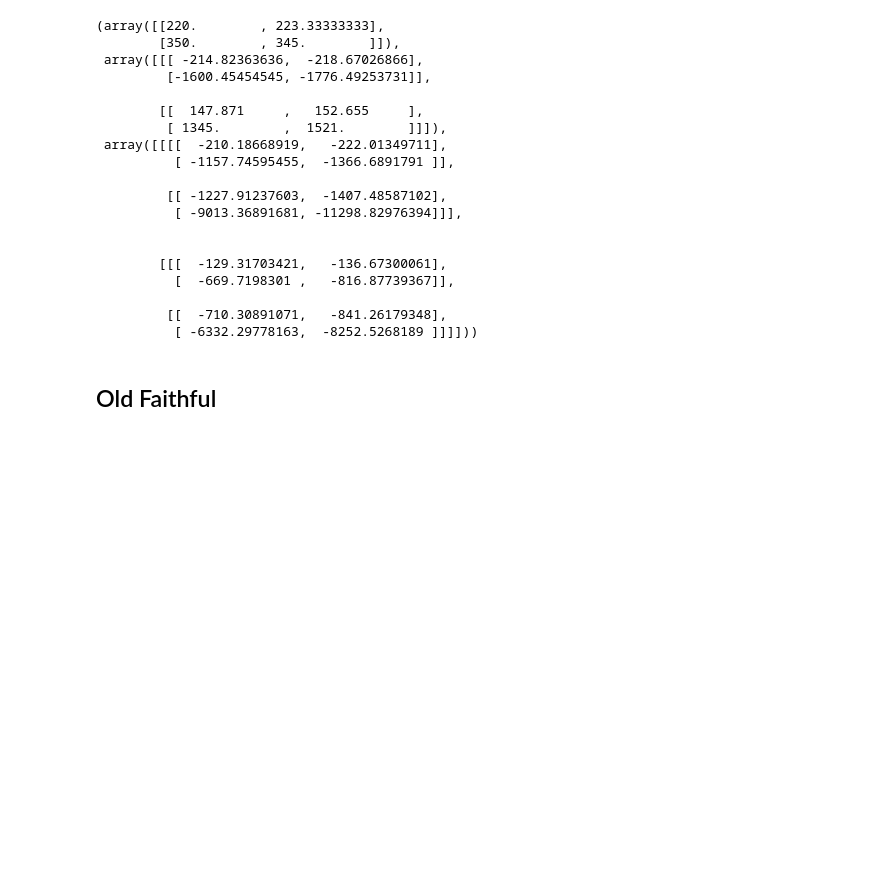
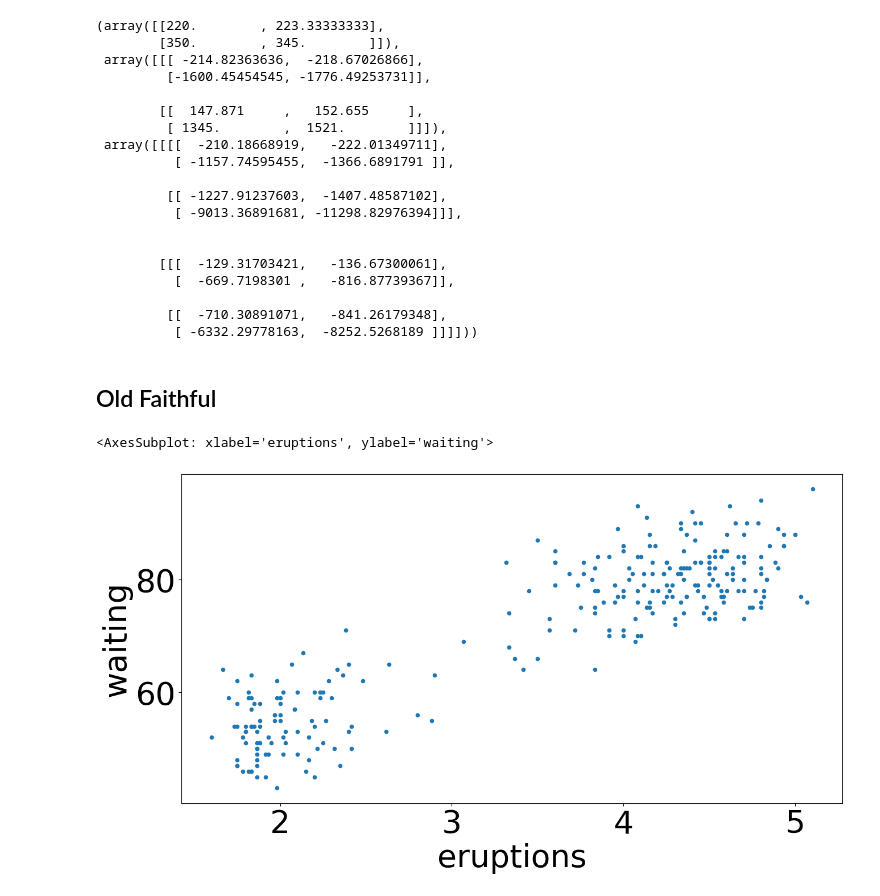
Before and after one commit to giankdiluvi/madmix, a Jupyter notebook: ipynb/MADMix_GMMExtension.ipynb, the cells around one changed output. Saved outputs shown, nothing was run; the diff lists cells and outputs as text; code cells hidden in the pictures; blank space fills up the shorter version.

```diff
--- a/ipynb/MADMix_GMMExtension.ipynb
+++ b/ipynb/MADMix_GMMExtension.ipynb
@@ -212,9 +212,13 @@ madmix_gmm_unflatten(tt,2,2)
 # %%
 ####################
 ####################
 #  data wrangling  #
 ####################
 ####################
 of_dat=pd.read_table('https://gist.githubusercontent.com/curran/4b59d1046d9e66f2787780ad51a1cd87/raw/9ec906b78a98cf300947a37b56cfe70d01183200/data.tsv')
 dat=np.array(of_dat)
 N,D=dat.shape
+of_dat.plot.scatter('eruptions','waiting')
+# %% [output]
+<AxesSubplot: xlabel='eruptions', ylabel='waiting'>
+[figure, added]
```
